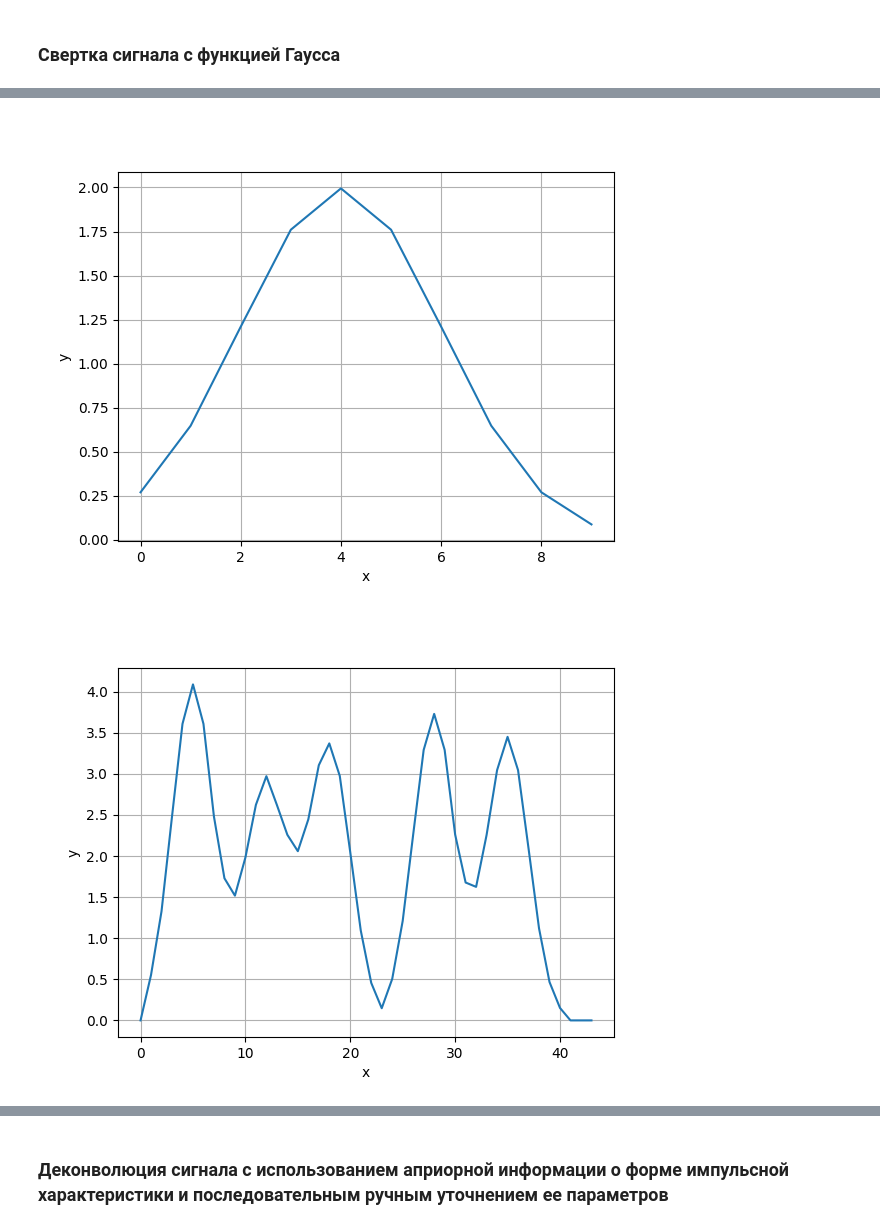
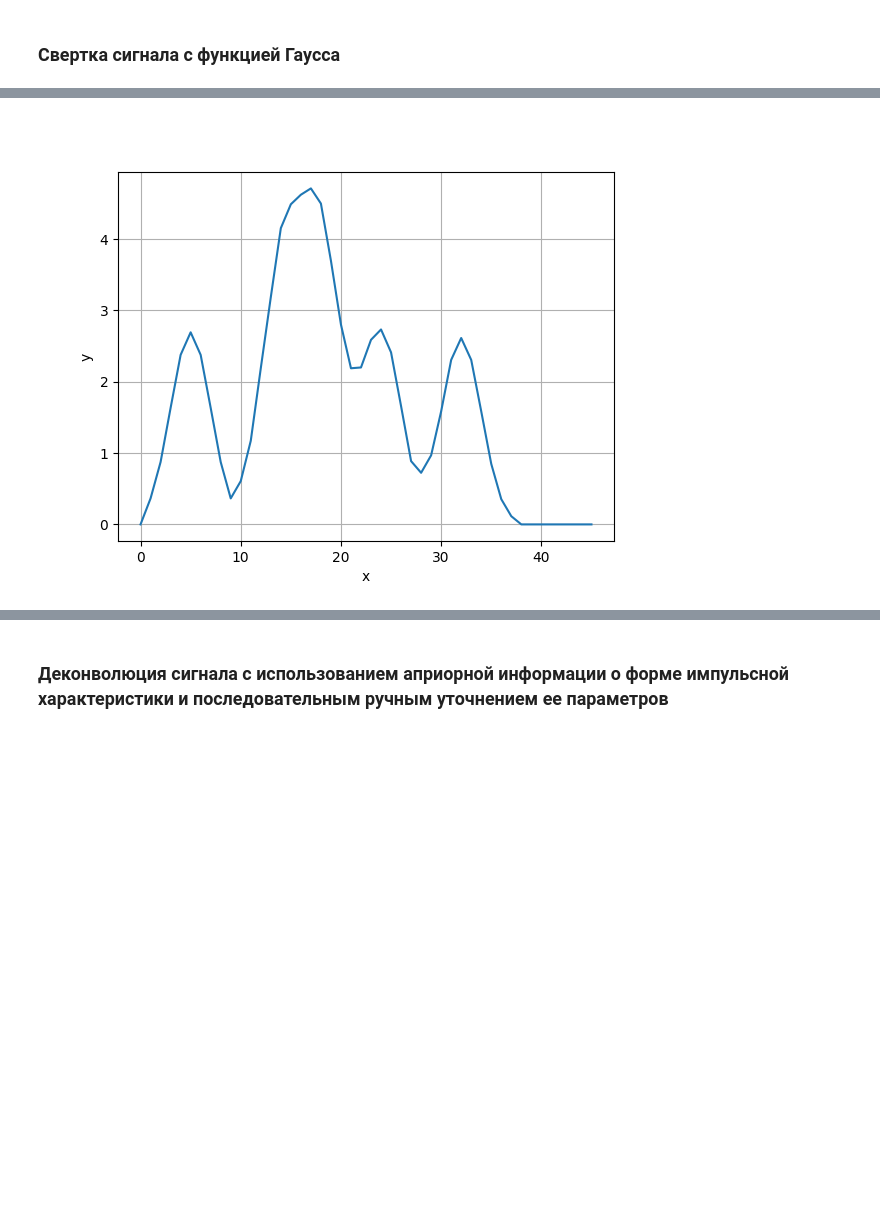
Before and after one commit to Niatomi/conversion-of-measurement-signals-course, a Jupyter notebook: src/practice_7.ipynb, the cells around one changed output, grey strips where cells are left out. Drawn from its saved outputs; the diff is of its cells as text; code cells hidden in the pictures; blank space fills up the shorter version.

```diff
--- a/src/practice_7.ipynb
+++ b/src/practice_7.ipynb
@@ -81,7 +81,7 @@ plot(convolved)
 [figure]
 [figure]
 # %%
-recovered, remainder = signal.deconvolve(convolved, impulse_response)
+recovered, _ = signal.deconvolve(convolved, impulse_response)
 plot(recovered)
 # %% [output]
 [figure]
@@ -115,14 +114,12 @@ def y(x, w):
 # %%
 N = 10
 DX = 1 / N
 x = -0.5 + DX * np.arange(start=1, stop=N + 1)
 IR = y(x, 1 / 5)
-plot(IR)
 convolved_signal = signal.convolve(signal_s, IR, mode='full', method='direct')
 plot(convolved_signal)
 # %% [output]
-[figure, old version]
+[figure, new version]
-[figure, removed]
 # %%
 deconvolved_signal, _ = signal.deconvolve(convolved_signal, y(x, 1 / 5))
 plot(np.array(deconvolved_signal))
```
Also changed, not shown: parts of 14 cells of this notebook.
